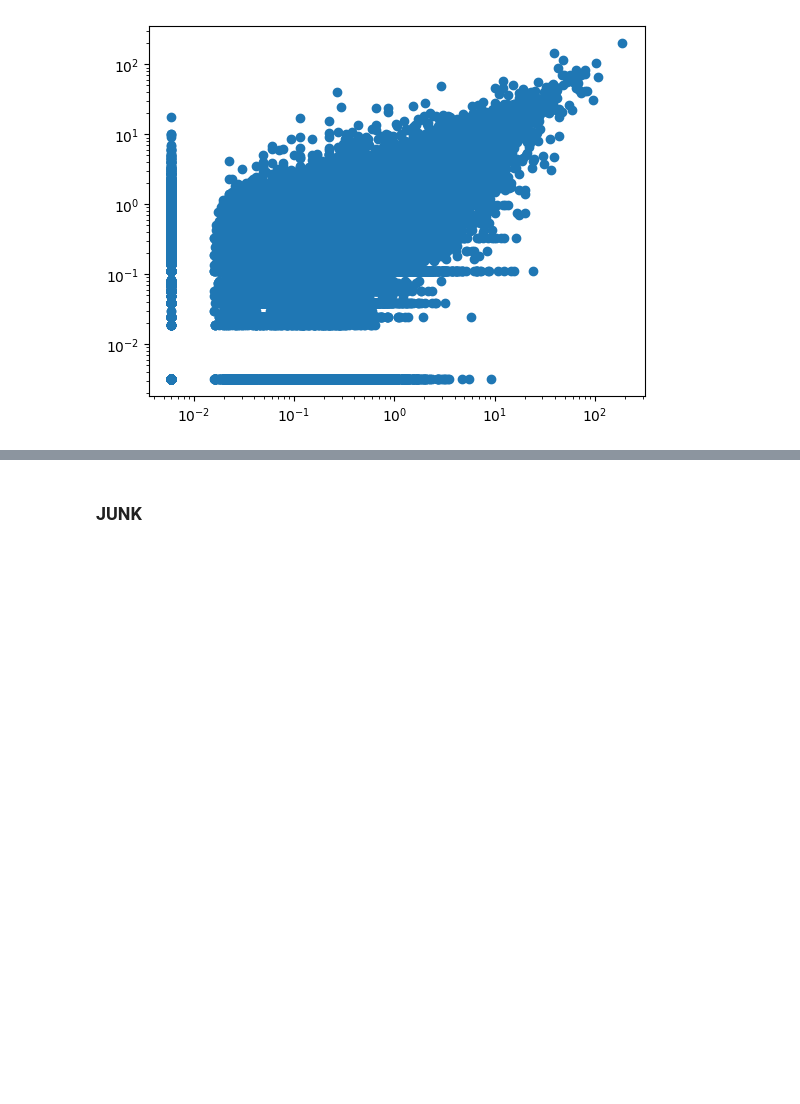
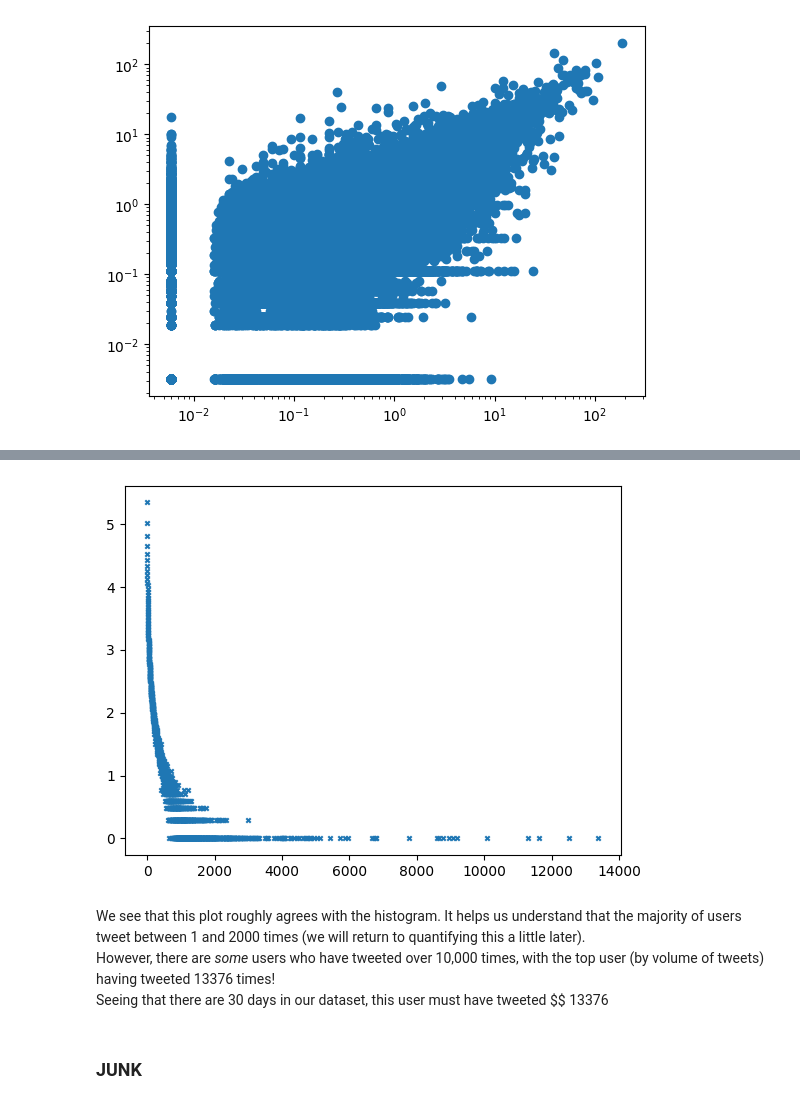
Before and after one commit to katoxiv/X-Notebooks, a Jupyter notebook: Twitter_Coursework/01_Basic_Stats.ipynb, the cells around one changed output, grey strips where cells are left out. Saved outputs shown, nothing was run; the diff lists cells and outputs as text; code cells hidden in the pictures; blank space fills up the shorter version.

```diff
--- a/Twitter_Coursework/01_Basic_Stats.ipynb
+++ b/Twitter_Coursework/01_Basic_Stats.ipynb
@@ -163,3 +279,14 @@ plt.yscale('log');
+# %%
+%%time
+plt.scatter(twt_df_usr_2['num_twt'] , twt_df_usr_2['log_users'] , s = 10 , marker = 'x');
+# %% [output]
+[figure, added]
+# %% [markdown]
+We see that this plot roughly agrees with the histogram. It helps us understand that the majority of users tweet between 1 and 2000 times (we will return to quantifying this a little later). <br/>
+However, there are *some* users who have tweeted over 10,000 times, with the top user (by volume of tweets) having tweeted 13376 times! <br/>
+Seeing that there are 30 days in our dataset, this user must have tweeted
+$$
+13376
 # %% [markdown]
 ### **JUNK**
 # %%
```
Also changed, not shown: parts of 32 cells of this notebook, 1 other file.
